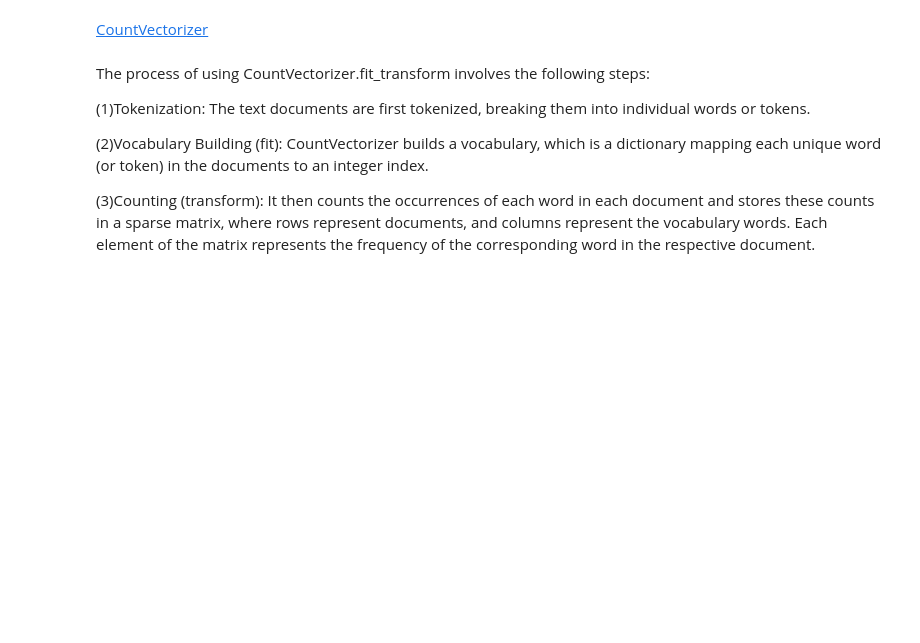
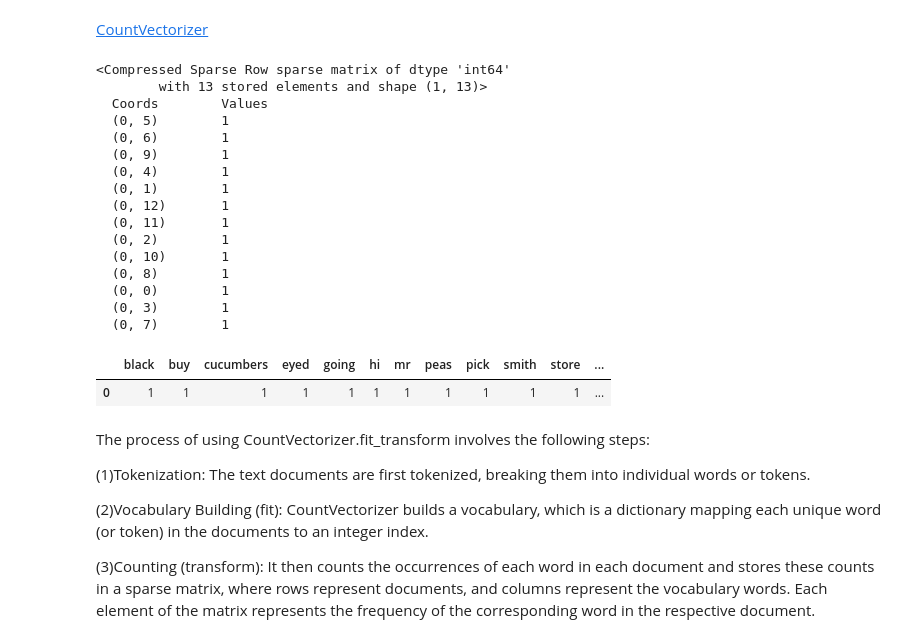
Before and after one commit to Danieal3223/AI_practical_saves, a Jupyter notebook: (Part_1)_NLP_Student.ipynb, the cells around one changed output. Drawn from its saved outputs; the diff is of its cells as text; code cells hidden in the pictures; blank space fills up the shorter version.

```diff
--- a/(Part_1)_NLP_Student.ipynb
+++ b/(Part_1)_NLP_Student.ipynb
@@ -126,21 +160,40 @@ set(stopwords.words(''))              #complete this
 # %% [markdown]
 <a href="https://scikit-learn.org/stable/modules/generated/sklearn.feature_extraction.text.CountVectorizer.html">CountVectorizer</a>
 # %%
-from sklearn.feature_extraction.text import             #complete this
+from sklearn.feature_extraction.text import CountVectorizer#complete this
 import pandas as pd
 
 my_text = ["Hi Mr. Smith! I’m going to buy some vegetables \
 (3 tomatoes and 3 cucumbers from the store. Should I pick up some black-eyed peas as well?"]
 
 # Incorporate stop words when creating the count vectorizer
-cv =                                          #complete this
-X = cv.                                       #complete this
+cv = CountVectorizer(stop_words='english') #complete this
+X = cv.fit_transform(my_text)                                       #complete this
 print (X)
 pd.DataFrame(X.toarray(), columns=cv.get_feature_names_out())
 
 # Reference: https://www.geeksforgeeks.org/difference-between-pandas-vs-numpy/
 # self learn pandas: https://www.w3schools.com/python/pandas/pandas_intro.asp
 # self learn numpy: https://www.w3schools.com/python/numpy/numpy_intro.asp
+# %% [output]
+<Compressed Sparse Row sparse matrix of dtype 'int64'
+        with 13 stored elements and shape (1, 13)>
+  Coords        Values
+  (0, 5)        1
+  (0, 6)        1
+  (0, 9)        1
+  (0, 4)        1
+  (0, 1)        1
+  (0, 12)       1
+  (0, 11)       1
+  (0, 2)        1
+  (0, 10)       1
+  (0, 8)        1
+  (0, 0)        1
+  (0, 3)        1
+  (0, 7)        1
+|  | black | buy | cucumbers | eyed | going | hi | mr | peas | pick | smith | store | ... |
+| 0 | 1 | 1 | 1 | 1 | 1 | 1 | 1 | 1 | 1 | 1 | 1 | ... |
 # %% [markdown]
 The process of using CountVectorizer.fit_transform involves the following steps:
 
```
Also changed, not shown: parts of 15 cells of this notebook.
